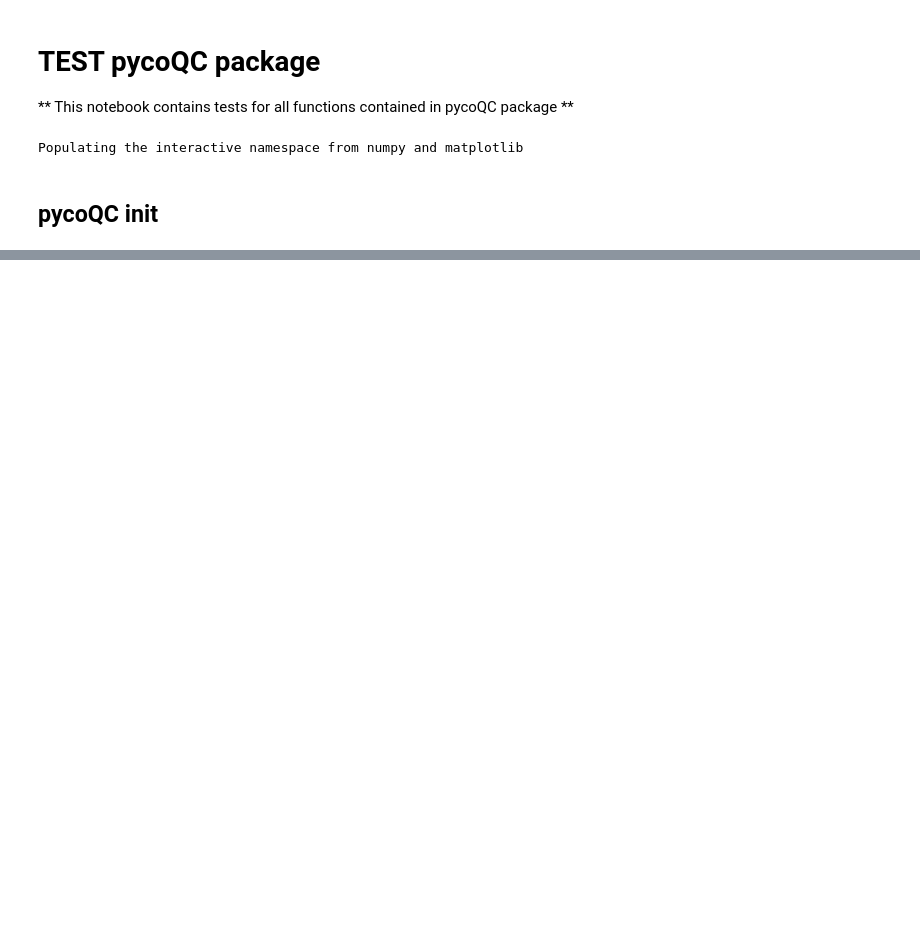
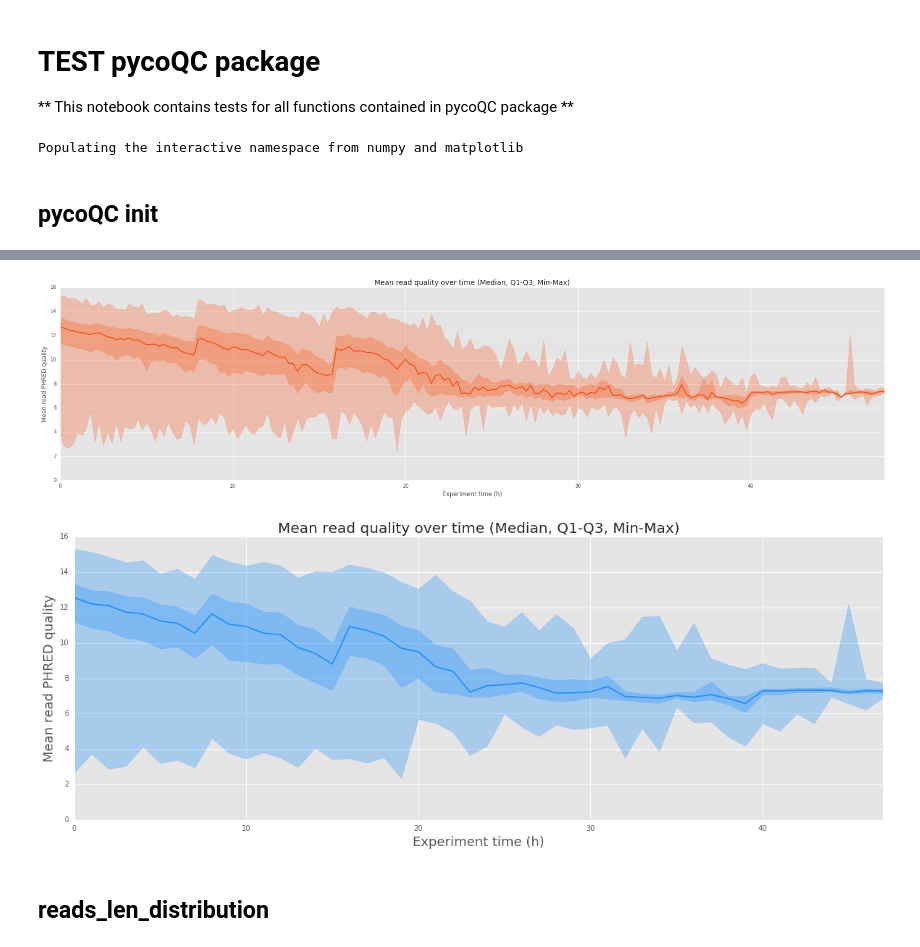
Before and after one commit to a-slide/pycoQC, a Jupyter notebook: test_pycoQC.ipynb, the cells around one changed output, grey strips where cells are left out. Saved outputs shown, nothing was run; the diff lists cells and outputs as text; code cells hidden in the pictures; blank space fills up the shorter version.

```diff
--- a/test_pycoQC.ipynb
+++ b/test_pycoQC.ipynb
@@ -67,0 +193,14 @@ help(p.channels_activity)
+# %%
+p = pycoQC("./test_data/sequencing_summary.txt")
+g = p.quality_over_time()
+g = p.quality_over_time(figsize=[20,7], color='dodgerblue', alpha=0.3, win_size=1)
+
+# Changing size of the axis title and labels
+g.title.set_fontsize(20)
+g.xaxis.label.set_fontsize(18)
+g.yaxis.label.set_fontsize(18)
+# %% [output]
+[figure, added]
+[figure, added]
+# %% [markdown]
+## reads_len_distribution
```
Also changed, not shown: parts of 16 cells of this notebook, 1 other file.
